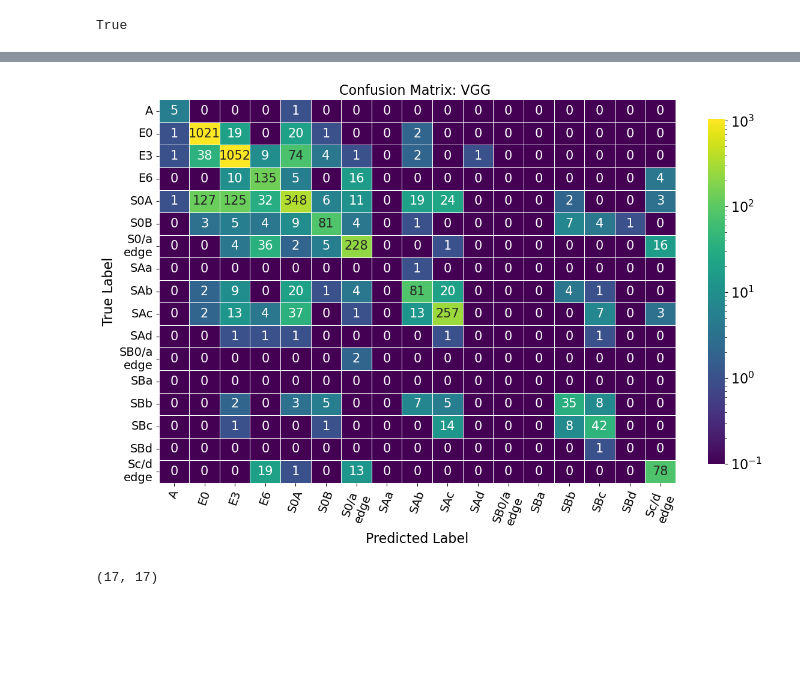
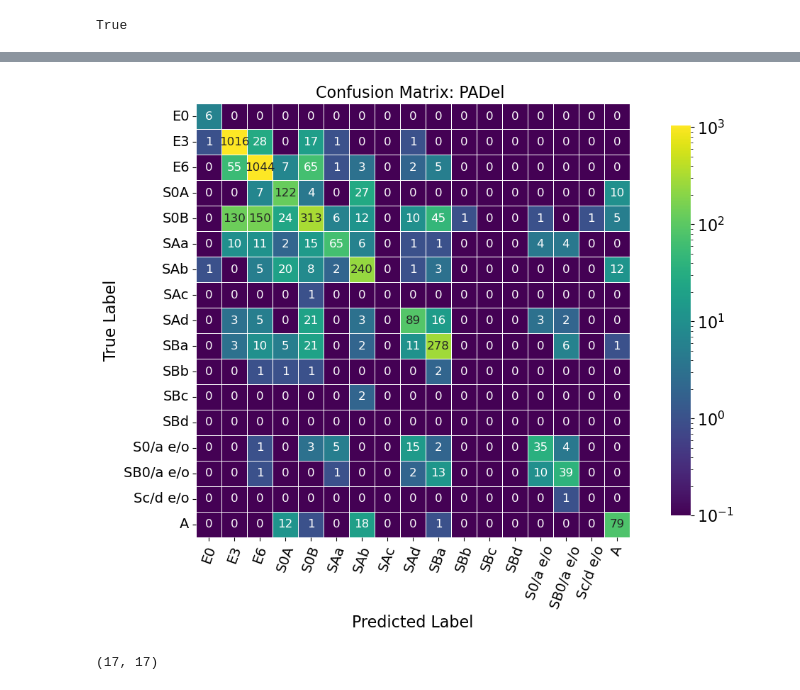
Before and after one commit to margherita-lera/GalaxyClassifier, a Jupyter notebook: jungle_confusion.ipynb, the cells around one changed output, grey strips where cells are left out. Cells and saved outputs as stored; diff of their text form; code cells hidden in the pictures; blank space fills up the shorter version.

```diff
--- a/jungle_confusion.ipynb
+++ b/jungle_confusion.ipynb
@@ -184,11 +150,11 @@ class GalaxyNet(nn.Module):
             self.loss_dict['vbatch'].append(item)
         return item
 # %%
-model = GalaxyNet(nn.ReLU, initialization=False, mappy=False, is_rgb=False).to(device)
+model = GalaxyNet(nn.LeakyReLU, initialization=False, mappy=False, is_rgb=False).to(device)
 loss_function = nn.MSELoss()
 
 ### to resume training uncomment next lines
 ## NOTE: the loss_dict will be empty, remember which is the last loss_{}.pickle file of previous trainings to append the values all together
-loader = torch.load('./vgg.pt', weights_only=True)
+loader = torch.load('./padel.pt', weights_only=True)
 model.load_state_dict(loader['model_state_dict'])
 # %% [output]
@@ -335,6 +301,6 @@ x
 # %%
 y=confronto
-all_classes = ['E0', 'E3','E6','S0A', 'S0B', 'S0a_eon', 'SB0a_eon', 'Scd_eon', 'SAa','SAb', 'SAc', 'SAd', 'SBa', 'SBb', 'SBc', 'SBd', 'A']
+all_classes = ['E0', 'E3','E6','S0A', 'S0B', 'SAa','SAb', 'SAc', 'SAd', 'SBa', 'SBb', 'SBc', 'SBd','S0a_eon', 'SB0a_eon', 'Scd_eon', 'A']
 yy = y.groupby(['true_label', 'train_label']).size().reset_index(name='count')
 
 all_in_column = set(all_classes).issubset(set(yy['true_label']))
@@ -373,42 +339,42 @@ yy
 # %%
 import seaborn as sns
 import matplotlib.pyplot as plt
 from matplotlib.colors import LogNorm, Normalize
 
 heatmap_data = yy.pivot(index='true_label', columns='train_label', values='count').fillna(0.1)
-label_classes = sorted(all_classes)
+label_classes = all_classes#sorted(all_classes)
 ticks = np.arange(0,17)+0.5
-label_classes[6] = 'S0/a\nedge'
-label_classes[11] = 'SB0/a\nedge'
-label_classes[16] = 'Sc/d\nedge'
+label_classes[13] = 'S0/a e/o'
+label_classes[14] = 'SB0/a e/o'
+label_classes[15] = 'Sc/d e/o'
 plt.figure(figsize=(12, 8))
 ax = sns.heatmap(heatmap_data,
                 annot=True,
-                annot_kws= {'fontsize': 15},
+                annot_kws= {'fontsize': 12},
                 fmt='.0f',
                 cmap='viridis',
                 norm= LogNorm(vmin=0.1, vmax=heatmap_data.values.max()),
-                square=False,
+                square=True,
                 linewidths=0.4,
                 cbar_kws={'label': 'Count', 'shrink':0.9}
                 )
-plt.title('Confusion Matrix: VGG ', fontsize=16)
+plt.title('Confusion Matrix: PADel ', fontsize=16)
 plt.xticks(ticks=ticks,labels=label_classes,rotation=70)
 plt.yticks(ticks=ticks,labels=label_classes,rotation=0)
 plt.ylabel('True Label', fontsize=16)
 plt.xlabel('Predicted Label', fontsize=16)
 ax.tick_params(axis='both', which='major', labelsize=16)
 
 # Set colorbar label font size
 cbar = ax.collections[0].colorbar
 cbar.ax.tick_params(labelsize=16)
 ax.tick_params(labelsize=14)
 cbar.set_label('', fontsize=16)
 plt.tight_layout()
-plt.savefig('confusion_matrix_vgg_skimmed.png', dpi=500, bbox_inches='tight')
+plt.savefig('confusion_matrix_padel_skimmed.png', dpi=500, bbox_inches='tight')
 plt.show()
 # %% [output]
-[figure, old version]
+[figure, new version]
 # %%
 heatmap_data.shape
 # %% [output]
```
Also changed, not shown: parts of 7 cells of this notebook, 2 other files.
